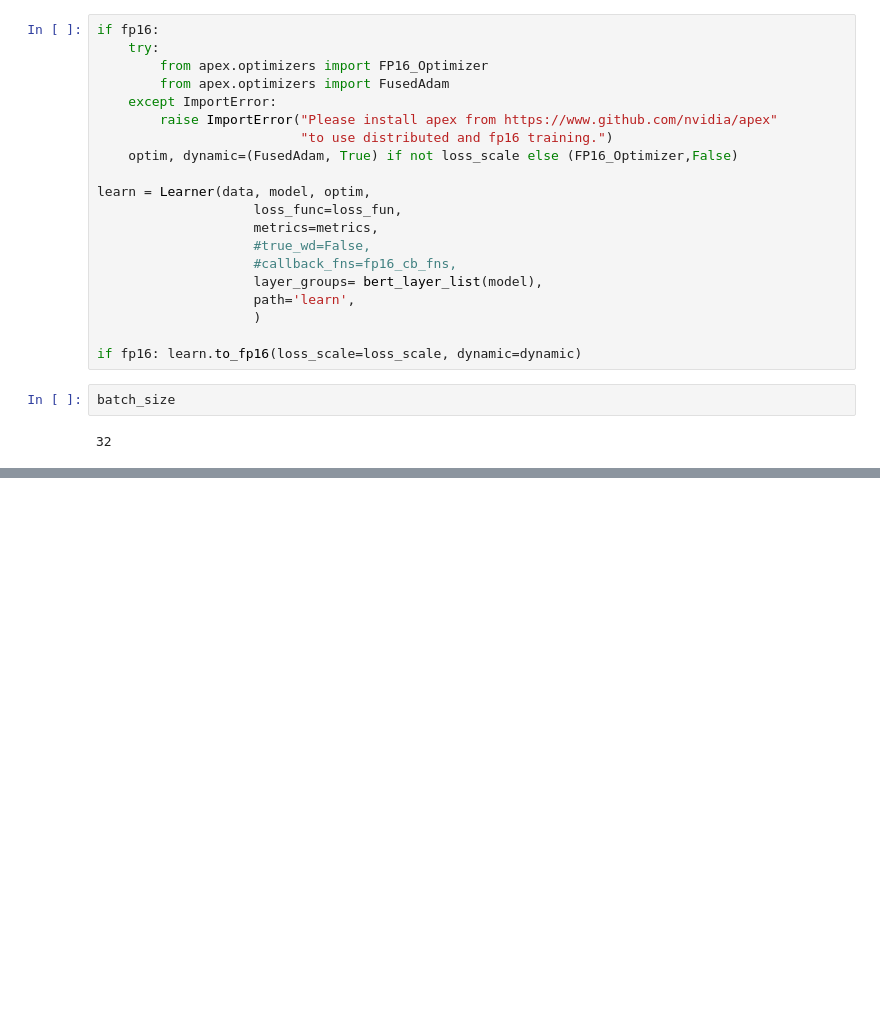
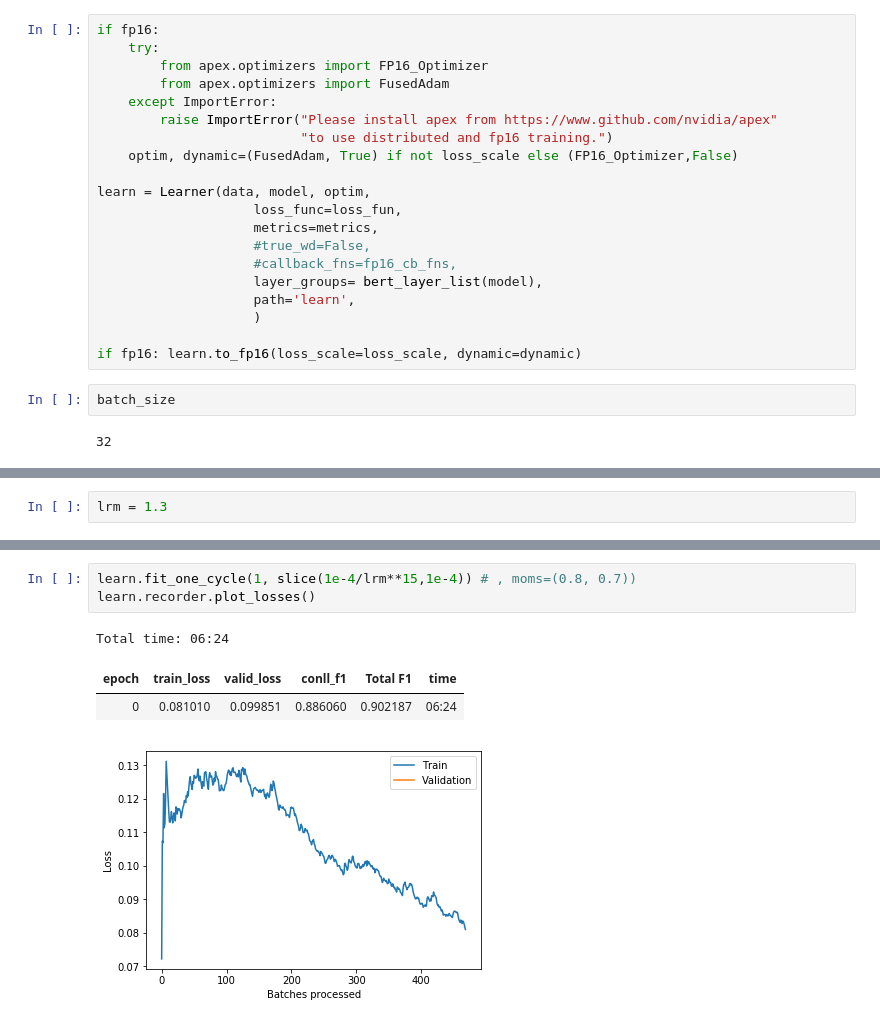
Before and after one commit to tonianelope/Multilingual-BERT, a Jupyter notebook: bert/English NER.ipynb, the cells around one changed output, grey strips where cells are left out. Saved outputs shown, nothing was run; the diff lists cells and outputs as text; blank space fills up the shorter version.

```diff
--- a/bert/English NER.ipynb
+++ b/bert/English NER.ipynb
@@ -172,0 +175,2 @@ lang
+# %%
+lrm = 1.3
@@ -172,0 +205,8 @@ lang
+# %%
+learn.fit_one_cycle(1, slice(1e-4/lrm**15,1e-4)) # , moms=(0.8, 0.7))
+learn.recorder.plot_losses()
+# %% [output]
+Total time: 06:24
+| epoch | train_loss | valid_loss | conll_f1 | Total F1 | time |
+| 0 | 0.081010 | 0.099851 | 0.886060 | 0.902187 | 06:24 |
+[figure, added]
```
Also changed, not shown: parts of 25 cells of this notebook, 4 other files.
